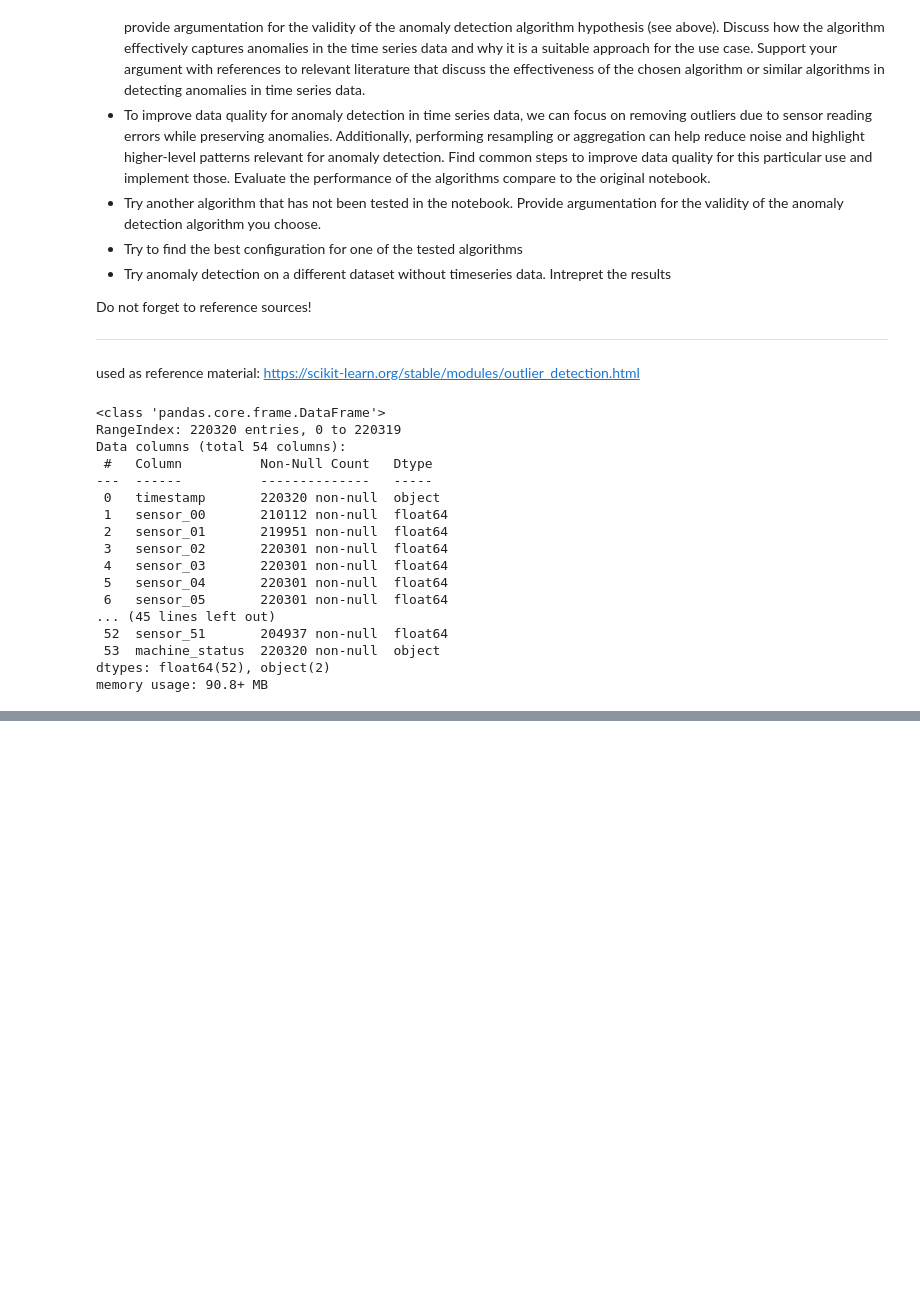
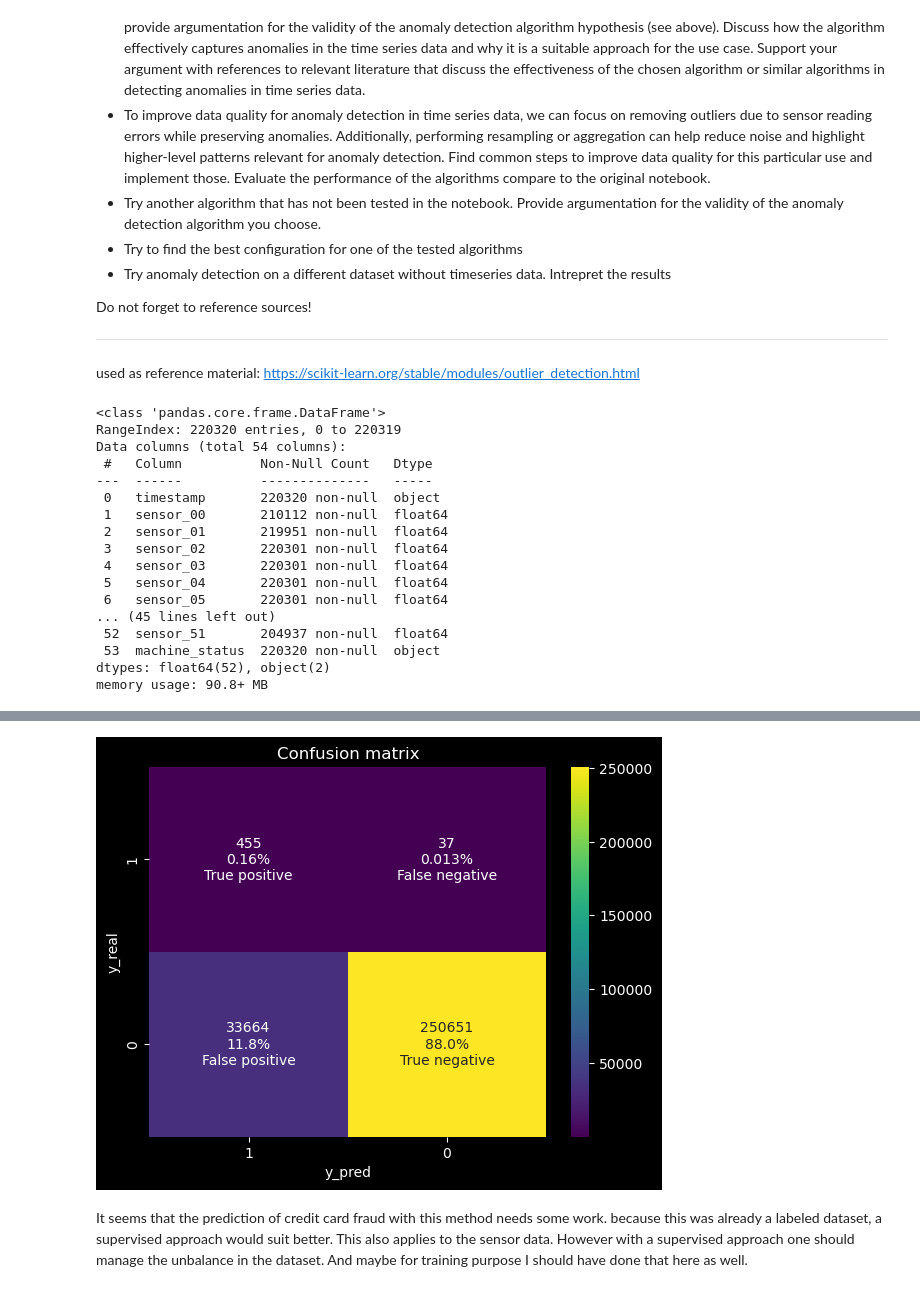
Before and after one commit to Tniemeijer/Data_science_3, a Jupyter notebook: unsupervised/portfolio_assignment_3.ipynb, the cells around one changed output, grey strips where cells are left out. Saved outputs shown, nothing was run; the diff lists cells and outputs as text; code cells hidden in the pictures; blank space fills up the shorter version.

```diff
--- a/unsupervised/portfolio_assignment_3.ipynb
+++ b/unsupervised/portfolio_assignment_3.ipynb
@@ -164,0 +250,21 @@ It seems that outliers are found, but direct corrolation is hard. Maybe a superv
+# %%
+#The best performer in the previous dataset was LOF. Lets try it on this set and optimize the hyperparameters.
+# without cross validation, so we cannot use GridSearch here. ParameterGrid however
+# makes it easy to create multiple parameter dictionaries.
+from sklearn.model_selection import ParameterGrid
+
+hyperparams = {
+                "n_neighbors":[500,1000,1500],
+                "algorithm":['auto'],
+                "novelty":[True]
+                }
+#lets initialize and fit the different LOF
+lofs = [LocalOutlierFactor(**params) for params in list(ParameterGrid(hyperparams))]
+
+lofs= [lof.fit(X_cd_train) for lof in lofs]
+# %%
+# predict outliers for the whole dataset
+lof_predictions = [lof.predict(X) for lof in lofs]
+
+for c, prediction in enumerate(lof_predictions):
+    creditcard_df[f'prediction_{c+1}'] = prediction
@@ -164,0 +314,30 @@ It seems that outliers are found, but direct corrolation is hard. Maybe a superv
+# %%
+from sklearn.metrics import confusion_matrix
+import seaborn as sns
+import numpy as np
+
+cf_matrix = confusion_matrix([-1 if value == 1 else 1 for value in creditcard_df["Class"].values], creditcard_df["prediction_3"])
+
+pred_labels = ["True positive","False negative","False positive","True negative"]
+counts = [value for value in
+                cf_matrix.flatten()]
+group_percentages = [f"{value *100:.03}%" for value in
+                     cf_matrix.flatten()/np.sum(cf_matrix)]
+labels = [f"{count}\n{percentage}\n{pred_label}" for count, percentage, pred_label in
+          zip(counts,group_percentages,pred_labels)]
+labels = np.asarray(labels).reshape(2,2)
+sns.heatmap(cf_matrix, annot=labels, fmt="", cmap='viridis')
+plt.xticks([.5,1.5],[1,0])
+plt.xlabel("y_pred")
+plt.ylabel("y_real")
+plt.yticks([.5,1.5],[1,0])
+plt.title("Confusion matrix")
+plt.show()
+# %% [output]
+[figure, added]
+# %% [markdown]
+It seems that the prediction of credit card fraud with this method needs some work.
+because this was already a labeled dataset, a supervised approach would suit better.
+This also applies to the sensor data.
+However with a supervised approach one should manage the unbalance in the dataset.
+And maybe for training purpose I should have done that here as well.
```
Also changed, not shown: parts of 20 cells of this notebook, 2 other files.
